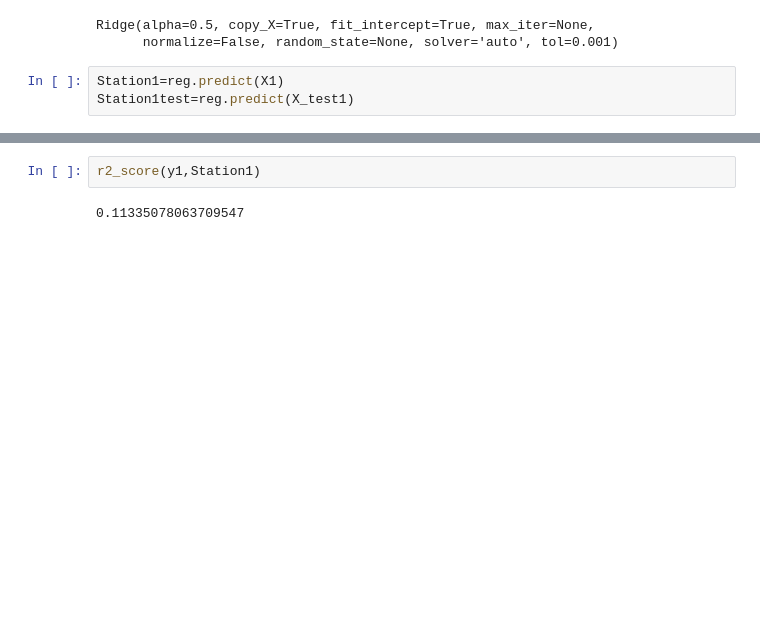
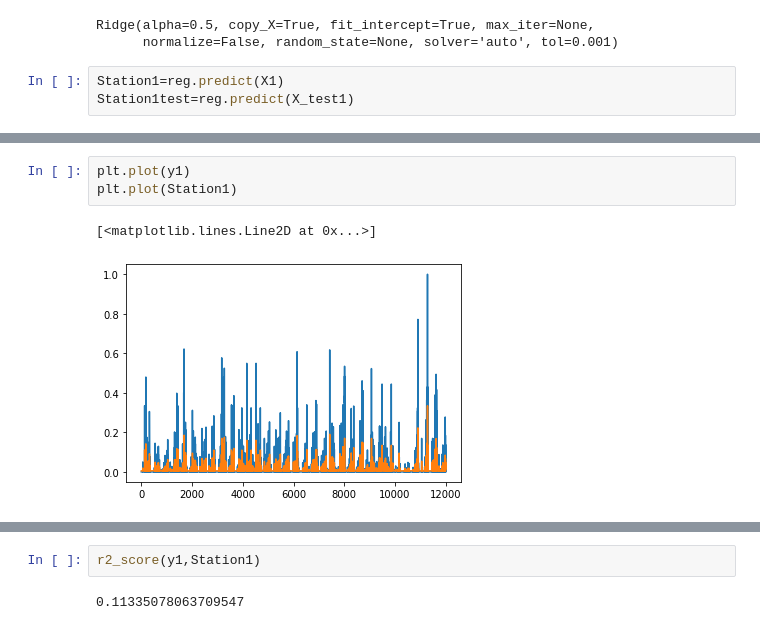
Before and after one commit to VishnuBhaarath/Rainfallpred, a Jupyter notebook: MLR3first7.ipynb, the cells around one changed output, grey strips where cells are left out. Drawn from its saved outputs; the diff is of its cells as text; blank space fills up the shorter version.

```diff
--- a/MLR3first7.ipynb
+++ b/MLR3first7.ipynb
@@ -551,0 +594,6 @@ Station1test=reg.predict(X_test1)
+# %%
+plt.plot(y1)
+plt.plot(Station1)
+# %% [output]
+[<matplotlib.lines.Line2D at 0x...>]
+[figure, added]
```
Also changed, not shown: parts of 83 cells of this notebook.
